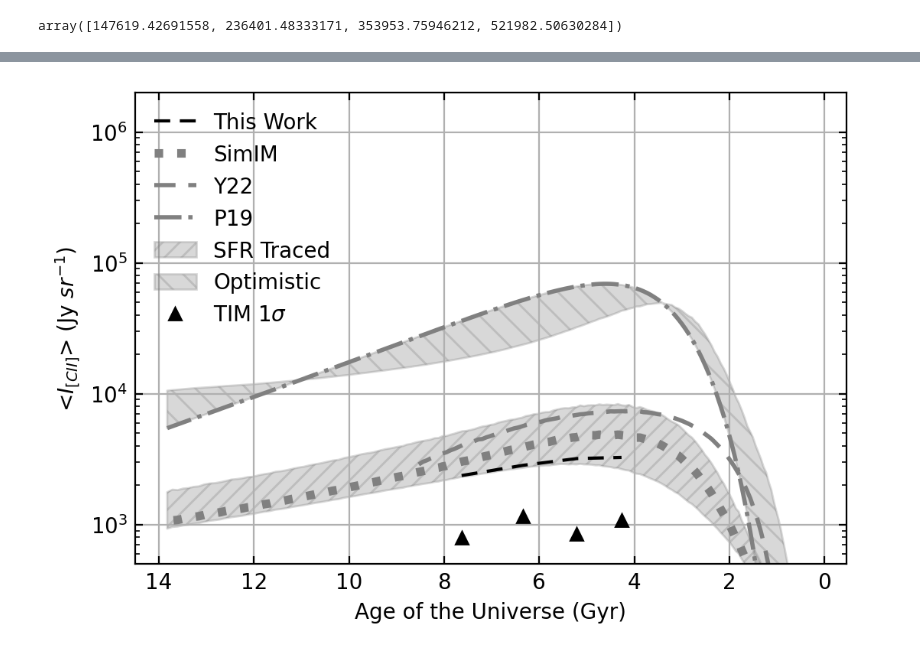
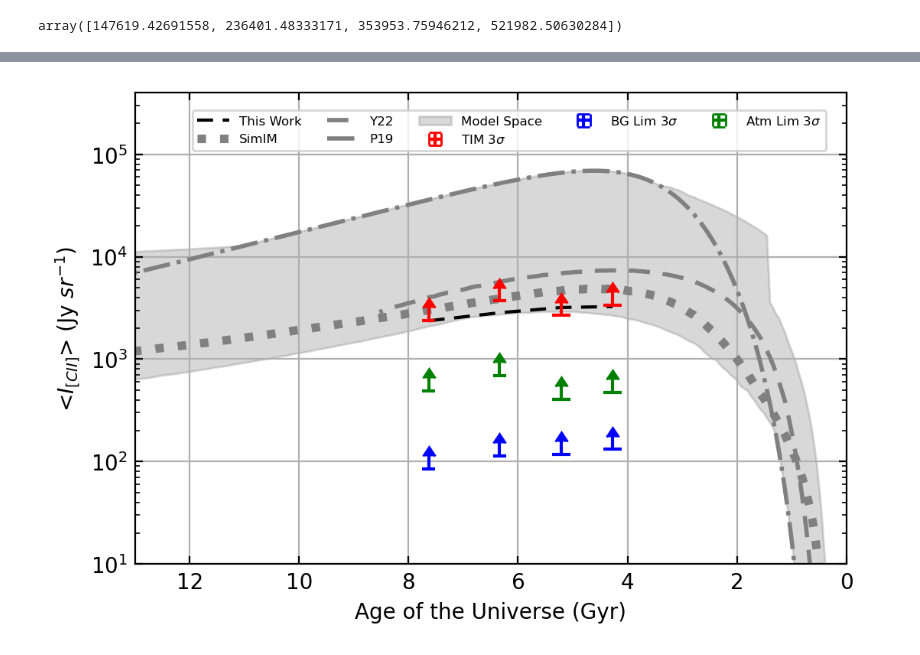
Before and after one commit to JuzzBracks/LIM, a Jupyter notebook: TIMxGal/calc.ipynb, the cells around one changed output, grey strips where cells are left out. Saved outputs shown, nothing was run; the diff lists cells and outputs as text; code cells hidden in the pictures.

```diff
--- a/TIMxGal/calc.ipynb
+++ b/TIMxGal/calc.ipynb
@@ -125,3 +129,7 @@ num_kbins
 # resolution elements Sigma_perpendicular (transverse) and sigma_par (LoS)
 s_perps = [b.transScale(TIM[band].FWHM).value / sigCoef for b, band in zip(bins, bands)]
 s_pars = [ut.dnu2dr(TIM[band].dnu, b.center).value / sigCoef for b, band in zip(bins, bands)]
+
+EU_s_pars  = [250./400. *  s_par for s_par in s_pars] #Euclid's blue grism resolving power in ratio to TIM's.
+#EU_s_pars = [0,0,0,0]
+#this is the most conservative (and lazy) approach.
@@ -137,8 +142,10 @@ s_perps
 windows = [np.einsum('i,j,k->ijk',
                 np.exp(-kxyzs[0][:, 0, 0]**2 * s_perp**2 / 2),
                 np.exp(-kxyzs[1][0, :, 0]**2 * s_perp**2 / 2),
-                np.exp(-kxyzs[2][0, 0, :]**2 * s_par**2 / 2))
-                for kxyzs, s_perp, s_par in zip(k_xyz_modes, s_perps, s_pars)]
+                np.exp(-kxyzs[2][0, 0, :]**2 * (s_par**2 + EU_s_par**2) / 2))
+                #np.sqrt(np.exp(-kxyzs[2][0, 0, :]**2 * (s_par**2 + EU_s_par**2) / 2)))
+
+                for kxyzs, s_perp, s_par, EU_s_par in zip(k_xyz_modes, s_perps, s_pars, EU_s_pars)]
 # %%
 plt.figure()
 plt.imshow(windows[0][:, :, 0])
@@ -731,34 +719,63 @@ ICII_Vars
+# %%
+TIMS_age = np.load('TIMSpace_ICIIAges.npy')
+TIM2_age = np.load('TIM2_ICIIAges.npy')
+TIMS_sig = np.load('TIMSpace_ICIIsigs.npy')
+TIM2_sig = np.load('TIM2_ICIIsigs.npy')
+# %%
+binExtents = [(zBin.back) - (zBin.front) for zBin in bins]
+binExtents = np.asarray(binExtents)/2
 # %%
 ages = cosmo.age(simimICII[0]).value
 
 plt.figure(dpi = 200, figsize = [6,4])
 plt.semilogy(cosmo.age(bin_zs).value, Iciis, color = 'k', ls = '--', label = 'This Work')
 
 plt.semilogy(cosmo.age(simimICII[0]), simimICII[1], color = 'grey', label = 'SimIM', ls = ':', lw = 4)
 plt.semilogy(cosmo.age(Y22_ICII[0]), Y22_ICII[1], label = 'Y22', ls = '--', lw = 2, color = 'grey')
 plt.semilogy(cosmo.age(p19_ICII[0]), p19_ICII[1], label = 'P19', ls = '-.', lw = 2, color = 'grey')
-plt.fill_between(cosmo.age(pessMax_ICII[0]).value, pessMax_ICII[1], pessMin_ICII[1], color = 'grey', alpha = 0.3, hatch = '///',
-                          label = 'SFR Traced')
-plt.fill_between(cosmo.age(optiMax_ICII[0]).value, optiMax_ICII[1], optiMin_ICII[1], color = 'grey', alpha = 0.3, hatch = '\\\\',
-                          label = 'Optimistic')
+#plt.fill_between(cosmo.age(pessMax_ICII[0]).value, pessMax_ICII[1], pessMin_ICII[1], color = 'grey', alpha = 0.3, hatch = '///',
+#                          label = 'SFR Traced')
+plt.fill_between(cosmo.age(pessMax_ICII[0]).value, IciiModelMax, IciiModelMin, color = 'grey', alpha = 0.3,
+                          label = 'Model Space')
 
 #plt.semilogy(cosmo.age(bin_zs).value, 3*Iciis/quad_SNRs_Clust, color = 'k', ls = '', marker = '^',  label = r'TIM $3\sigma$')
-plt.semilogy(cosmo.age(bin_zs).value, np.asarray(ICIISigsTot), color = 'k', ls = '', marker = '^',  label = r'TIM $1\sigma$')
+#plt.semilogy(cosmo.age(bin_zs).value, 3*np.asarray(ICIISigsTot), color = 'r', ls = '', marker = '^',
+#             label = r'TIM $3\sigma$')
+#plt.semilogy(TIMS_age, 3*TIMS_sig, marker = '^', label = 'BG Lim $3\sigma$', color = 'blue', ls = '')
+#plt.semilogy(TIM2_age, 3*TIM2_sig, marker = '^', label = 'Atm Lim $3\sigma$', color = 'green', ls = '')
 
+sig3 = 3*np.asarray(ICIISigsTot)
 
+plt.errorbar(TIMS_age, sig3, xerr=binExtents, yerr= sig3/3, lolims=True,
+             label = 'TIM $3\sigma$', color = 'red', ls = '')
+plt.errorbar(TIMS_age, 3*TIMS_sig, xerr=binExtents, yerr= TIMS_sig, lolims=True,
+             label = 'BG Lim $3\sigma$', color = 'blue', ls = '')
+plt.errorbar(TIM2_age, 3*TIM2_sig, xerr=binExtents, yerr= TIM2_sig, lolims=True,
+             label = 'Atm Lim $3\sigma$', color = 'green', ls = '')
 
-plt.ylim(5e2, 2e6)
-#plt.xlim(0.5,1.7)
+plt.xlabel("Age of the Universe (Gyr)")
+plt.ylim(10, 4e5)
+plt.xlim(0,13)
 
 plt.gca().invert_xaxis()
+'''
+Aticks = plt.xticks()[0]
+zticks = z_at_value(cosmo.age, Aticks*u.Gyr, method = 'Bounded', zmax = 100000)
+ax2 = plt.twiny()
+ax2.set_xticks(zticks)
+print(zticks)
+ax2.set_xticklabels(['{:g}'.format(z) for z in zticks.value])
+zmin, zmax = 0,6
+'''
+
 plt.xlabel("Age of the Universe (Gyr)")
 plt.ylabel(r"<$I_{[CII]}$> (Jy $sr^{-1}$)")
-#plt.legend(loc='center right', bbox_to_anchor=(0.9115, 0.92), frameon = True, fontsize = 8,
-#      ncol=4, fancybox=True, shadow=False)
-plt.legend()
+plt.legend(loc='center right', frameon = True, fontsize = 6,
+      ncol=5, fancybox=True, shadow=False, bbox_to_anchor=(0.98, 0.92), handlelength=2.5)
+#plt.legend()
 plt.grid()
 
 
 #for 3sigma TIM I use only quad SNR from ks < 1. So only clustering.
 # %% [output]
-[figure, old version]
+[figure, new version]
```
Also changed, not shown: parts of 26 cells of this notebook, 5 other files.
